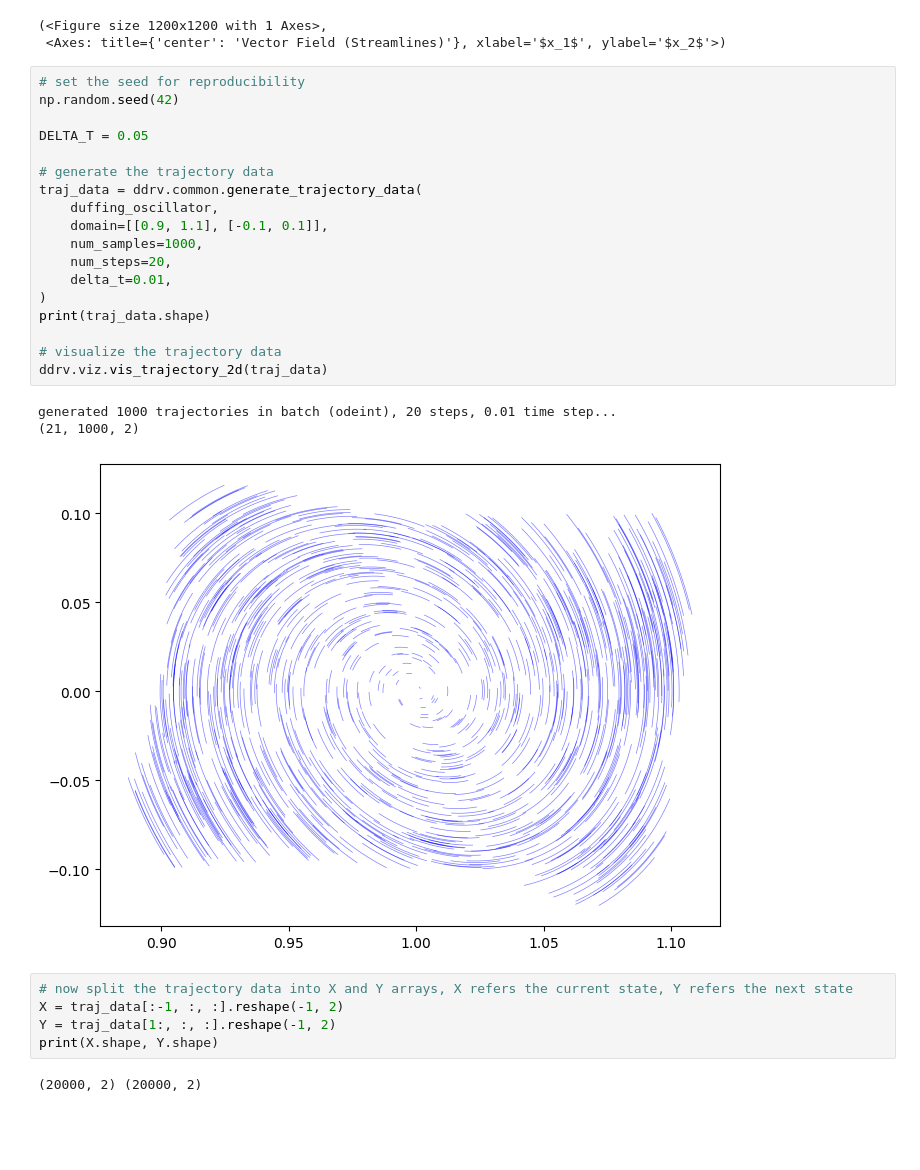
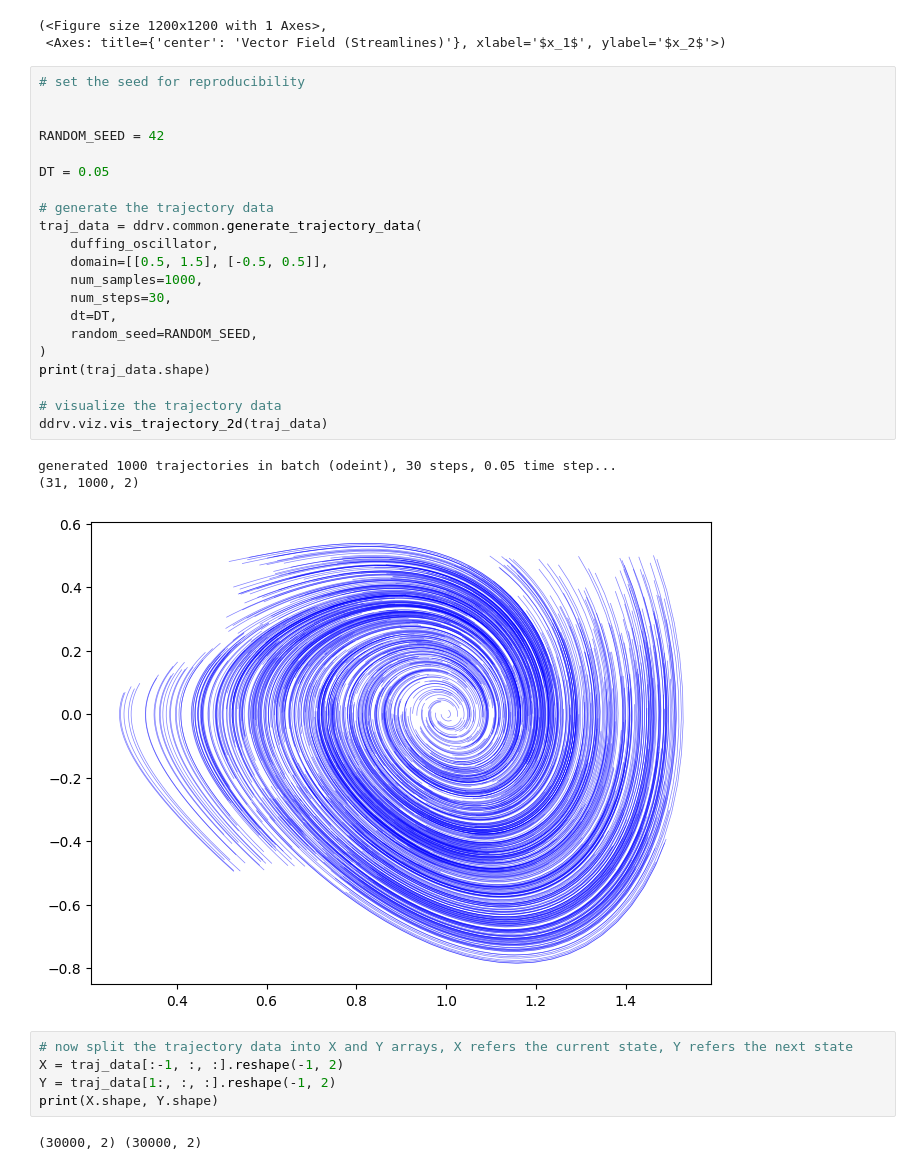
Before and after one commit to JianqiangDing/Residual-Dynamic-Mode-Decomposition, a Jupyter notebook: examples/DUFF_REA_BOX_PE.ipynb, the cells around one changed output. Saved outputs shown, nothing was run; the diff lists cells and outputs as text; blank space fills up the shorter version.

```diff
--- a/examples/DUFF_REA_BOX_PE.ipynb
+++ b/examples/DUFF_REA_BOX_PE.ipynb
@@ -37,30 +37,33 @@ Ignoring fixed y limits to fulfill fixed data aspect with adjustable data limits
  <Axes: title={'center': 'Vector Field (Streamlines)'}, xlabel='$x_1$', ylabel='$x_2$'>)
 # %%
 # set the seed for reproducibility
-np.random.seed(42)
 
-DELTA_T = 0.05
+
+RANDOM_SEED = 42
+
+DT = 0.05
 
 # generate the trajectory data
 traj_data = ddrv.common.generate_trajectory_data(
     duffing_oscillator,
-    domain=[[0.9, 1.1], [-0.1, 0.1]],
+    domain=[[0.5, 1.5], [-0.5, 0.5]],
     num_samples=1000,
-    num_steps=20,
-    delta_t=0.01,
+    num_steps=30,
+    dt=DT,
+    random_seed=RANDOM_SEED,
 )
 print(traj_data.shape)
 
 # visualize the trajectory data
 ddrv.viz.vis_trajectory_2d(traj_data)
 # %% [output]
-generated 1000 trajectories in batch (odeint), 20 steps, 0.01 time step...
-(21, 1000, 2)
+generated 1000 trajectories in batch (odeint), 30 steps, 0.05 time step...
+(31, 1000, 2)
-[figure, old version]
+[figure, new version]
 # %%
 # now split the trajectory data into X and Y arrays, X refers the current state, Y refers the next state
 X = traj_data[:-1, :, :].reshape(-1, 2)
 Y = traj_data[1:, :, :].reshape(-1, 2)
 print(X.shape, Y.shape)
 # %% [output]
-(20000, 2) (20000, 2)
+(30000, 2) (30000, 2)
```
Also changed, not shown: parts of 6 cells of this notebook, 8 other files.
